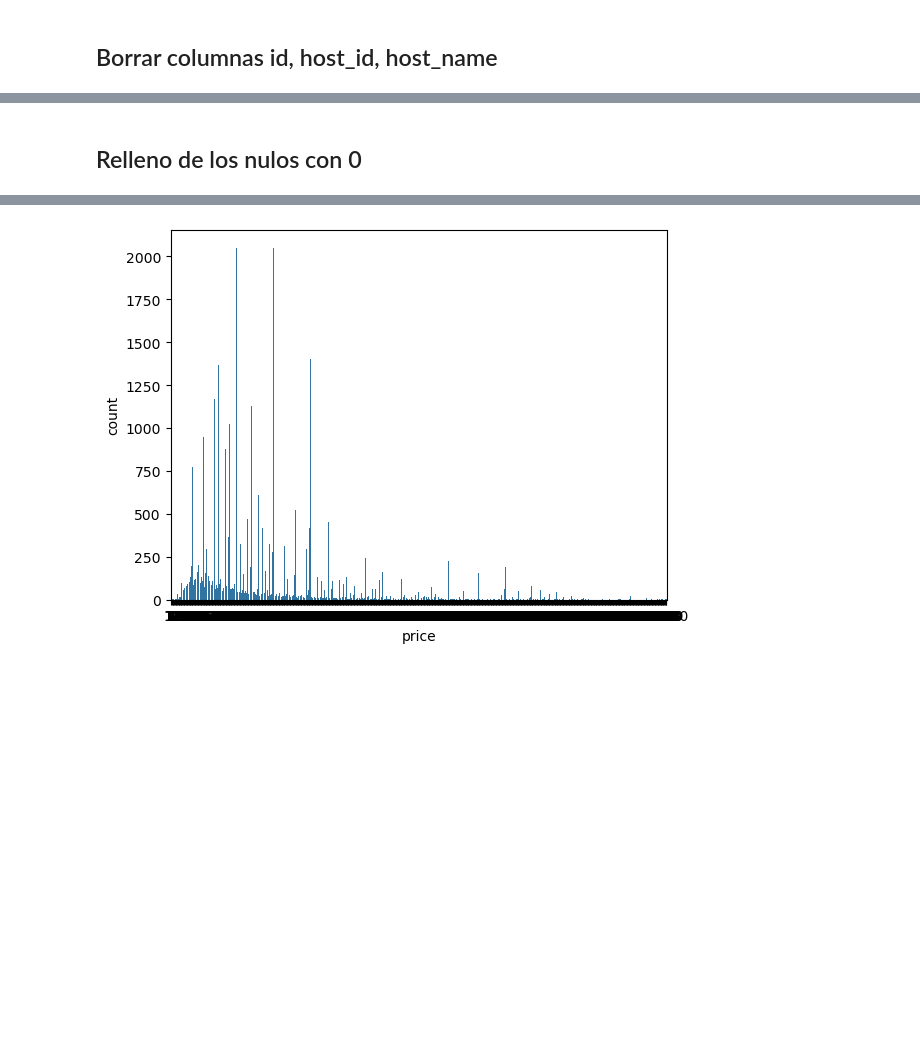
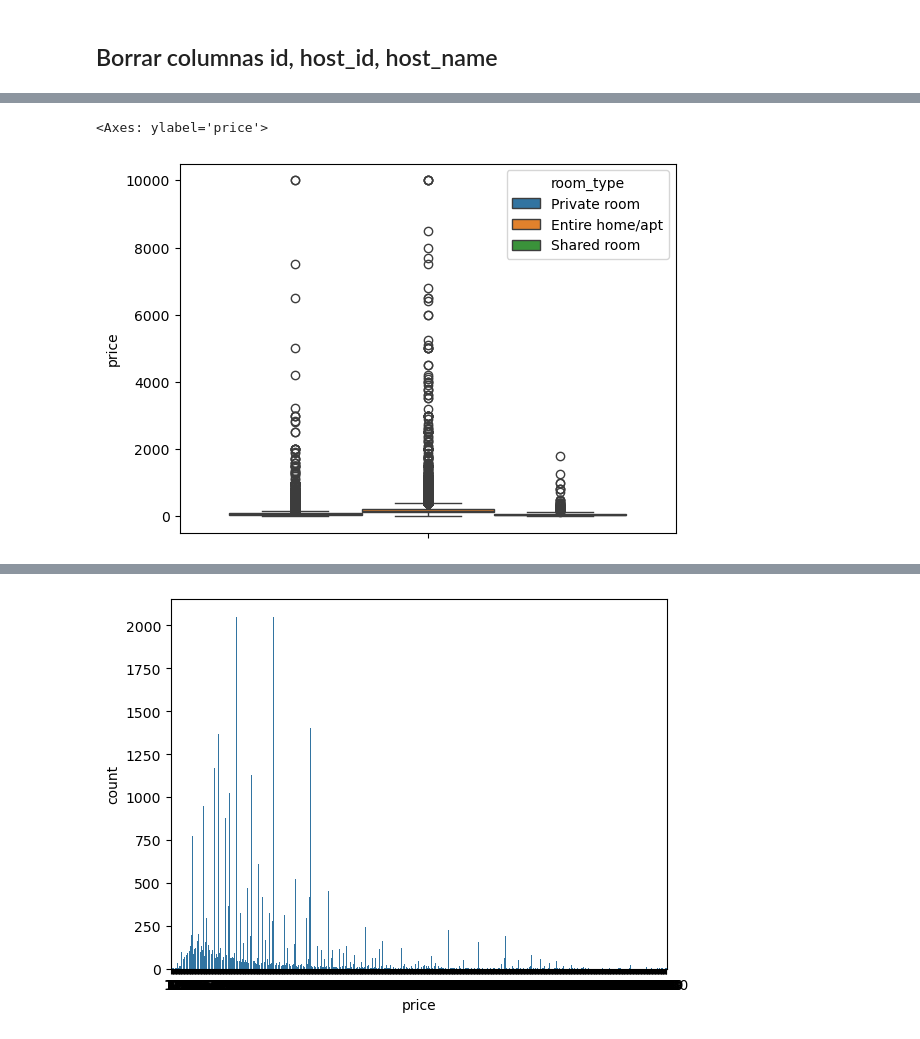
Before and after one commit to Fenix-v/-MODULO5.0, a Jupyter notebook: ejercicio.luis_fernandez_linde.ipynb, the cells around one changed output, grey strips where cells are left out. Saved outputs shown, nothing was run; the diff lists cells and outputs as text; code cells hidden in the pictures; blank space fills up the shorter version.

```diff
--- a/ejercicio.luis_fernandez_linde.ipynb
+++ b/ejercicio.luis_fernandez_linde.ipynb
@@ -92,2 +66,5 @@ df_imputed.head()
-# %% [markdown]
-## Relleno de los nulos con 0
+# %%
+sns.boxplot(df, hue='room_type', y='price')
+# %% [output]
+<Axes: ylabel='price'>
+[figure, added]
```
Also changed, not shown: parts of 48 cells of this notebook.
